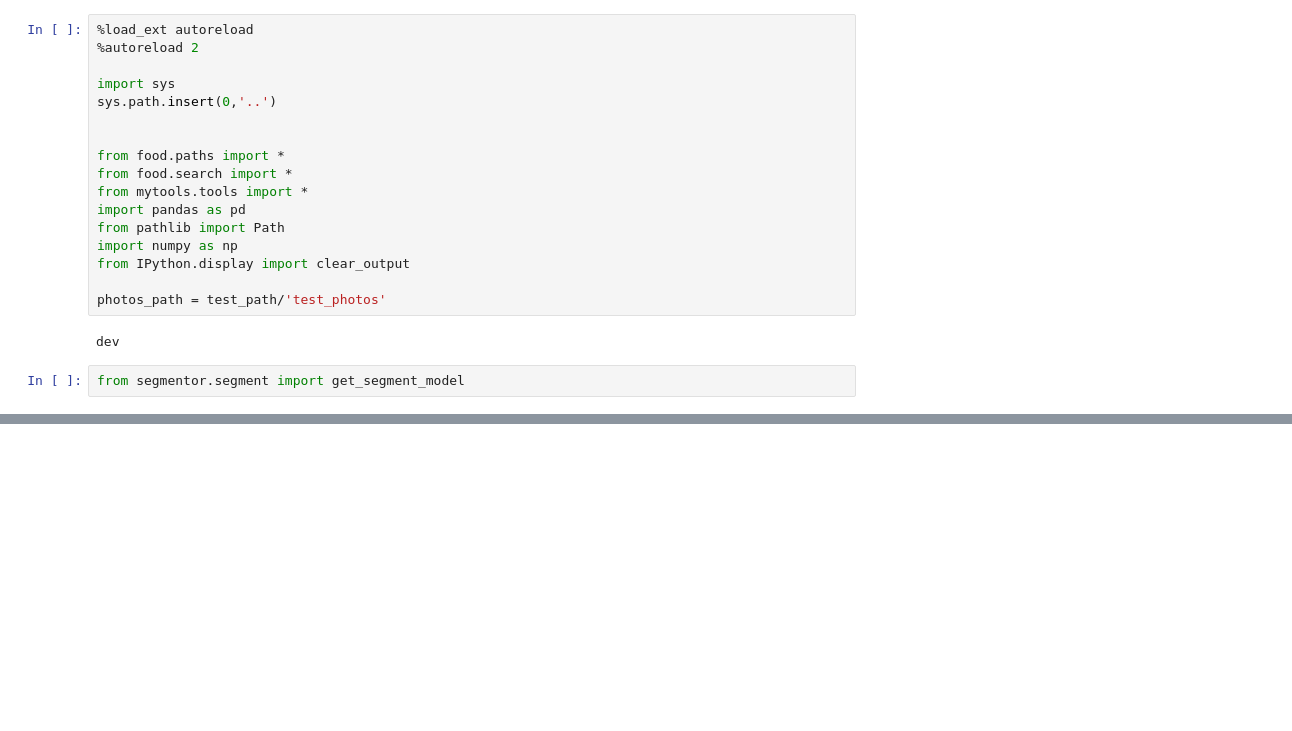
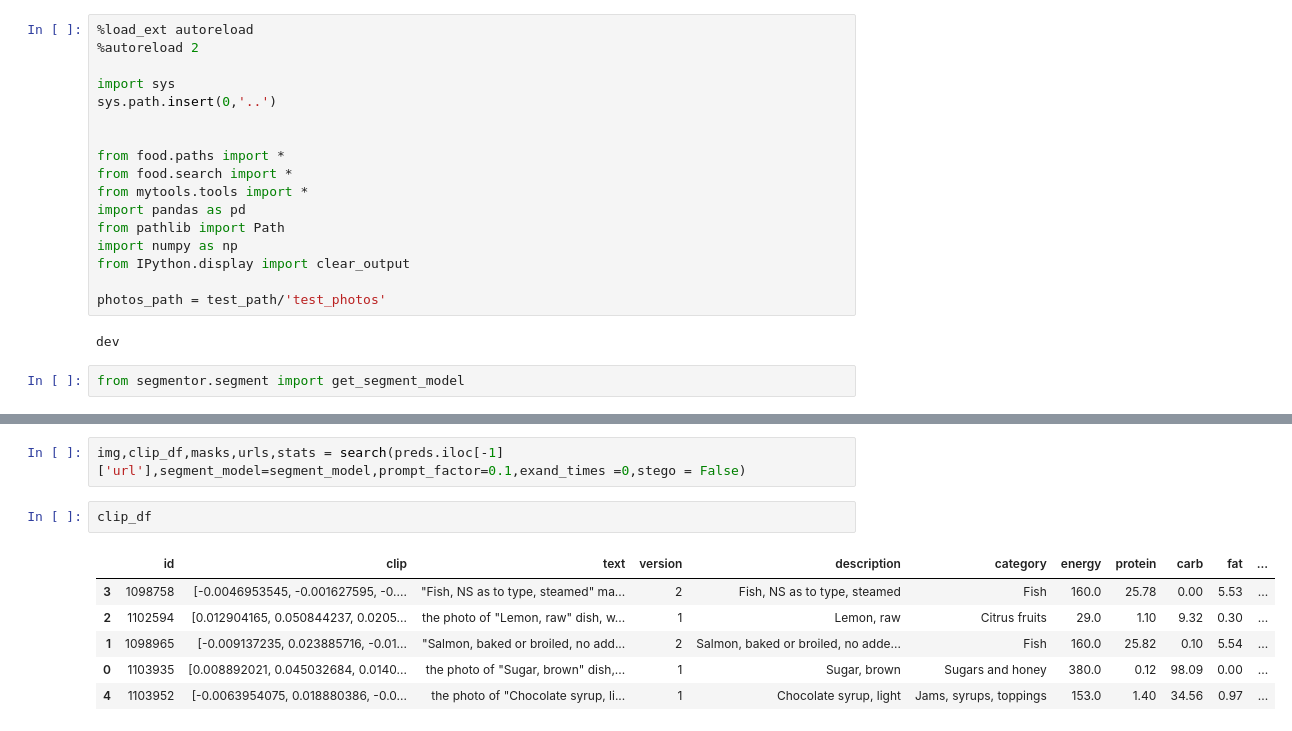
Before and after one commit to DmitriyG228/food, a Jupyter notebook: 00_nbs/test_set.ipynb, the cells around one changed output, grey strips where cells are left out. Drawn from its saved outputs; the diff is of its cells as text; blank space fills up the shorter version.

```diff
--- a/00_nbs/test_set.ipynb
+++ b/00_nbs/test_set.ipynb
@@ -71,0 +76,11 @@ NameError: name 'url' is not defined
+# %%
+img,clip_df,masks,urls,stats = search(preds.iloc[-1]['url'],segment_model=segment_model,prompt_factor=0.1,exand_times =0,stego = False)
+# %%
+clip_df
+# %% [output]
+|  | id | clip | text | version | description | category | energy | protein | carb | fat | ... |
+| 3 | 1098758 | [-0.0046953545, -0.001627595, -0.... | "Fish, NS as to type, steamed" ma... | 2 | Fish, NS as to type, steamed | Fish | 160.0 | 25.78 | 0.00 | 5.53 | ... |
+| 2 | 1102594 | [0.012904165, 0.050844237, 0.0205... | the photo of "Lemon, raw" dish, w... | 1 | Lemon, raw | Citrus fruits | 29.0 | 1.10 | 9.32 | 0.30 | ... |
+| 1 | 1098965 | [-0.009137235, 0.023885716, -0.01... | "Salmon, baked or broiled, no add... | 2 | Salmon, baked or broiled, no adde... | Fish | 160.0 | 25.82 | 0.10 | 5.54 | ... |
+| 0 | 1103935 | [0.008892021, 0.045032684, 0.0140... | the photo of "Sugar, brown" dish,... | 1 | Sugar, brown | Sugars and honey | 380.0 | 0.12 | 98.09 | 0.00 | ... |
+| 4 | 1103952 | [-0.0063954075, 0.018880386, -0.0... | the photo of "Chocolate syrup, li... | 1 | Chocolate syrup, light | Jams, syrups, toppings | 153.0 | 1.40 | 34.56 | 0.97 | ... |
```
Also changed, not shown: parts of 13 cells of this notebook, 2 other files.
